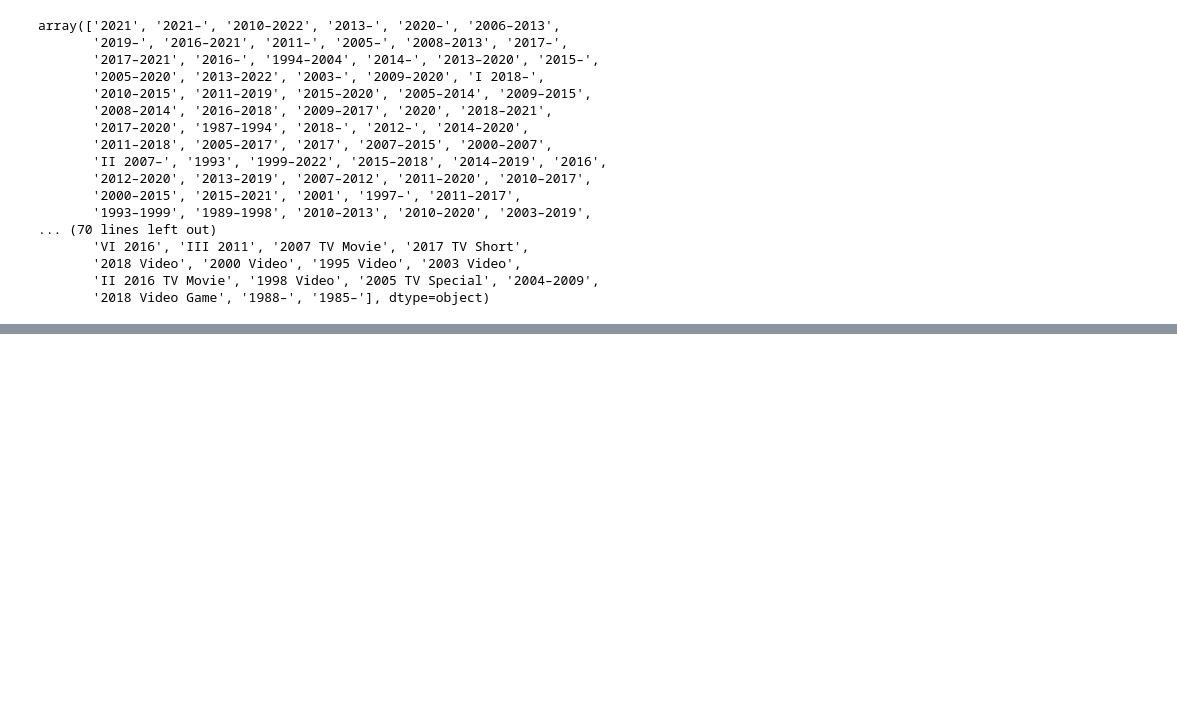
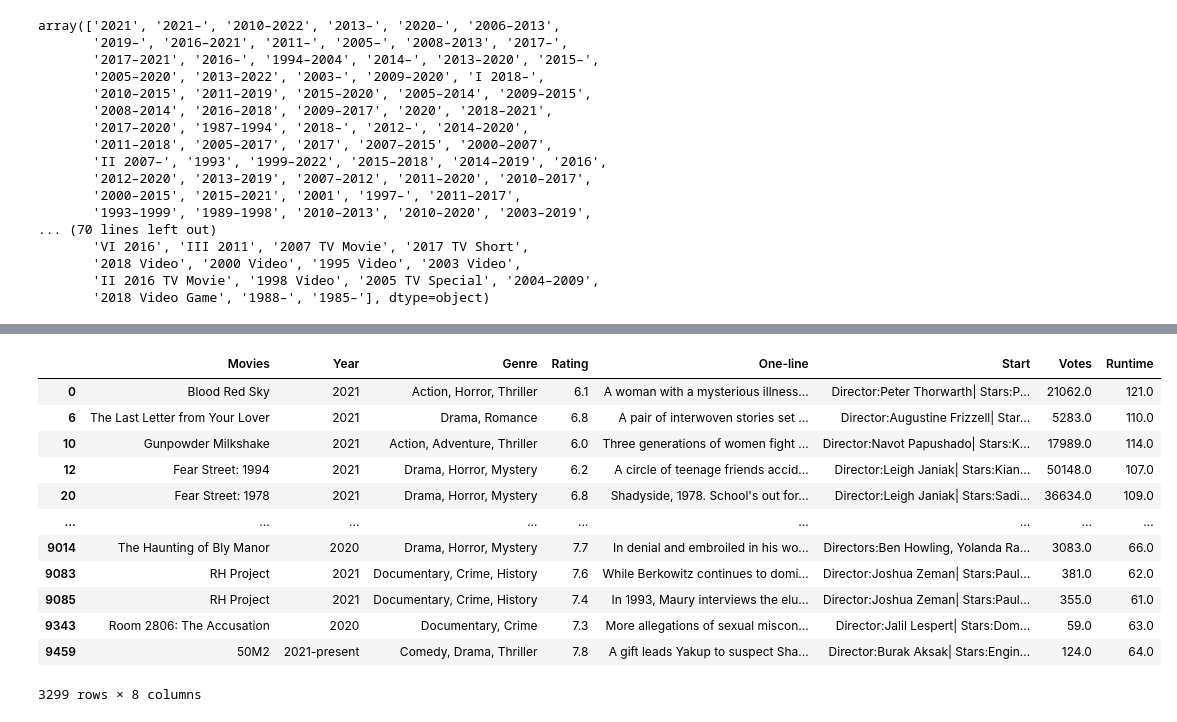
Before and after one commit to justinacgray/Data_Science, a Jupyter notebook: data_cleaning/movie_cleaning/movie.ipynb, the cells around one changed output, grey strips where cells are left out. Cells and saved outputs as stored; diff of their text form; code cells hidden in the pictures; blank space fills up the shorter version.

```diff
--- a/data_cleaning/movie_cleaning/movie.ipynb
+++ b/data_cleaning/movie_cleaning/movie.ipynb
@@ -263,0 +413,17 @@ array(['2021', '2021–', '2010–2022', '2013–', '2020–', '2006–2013',
+# %%
+movie_filter = movies_df['Runtime'] > 60
+movies_df[movie_filter]
+# %% [output]
+|  | Movies | Year | Genre | Rating | One-line | Start | Votes | Runtime |
+| 0 | Blood Red Sky | 2021 | Action, Horror, Thriller | 6.1 | A woman with a mysterious illness... | Director:Peter Thorwarth| Stars:P... | 21062.0 | 121.0 |
+| 6 | The Last Letter from Your Lover | 2021 | Drama, Romance | 6.8 | A pair of interwoven stories set ... | Director:Augustine Frizzell| Star... | 5283.0 | 110.0 |
+| 10 | Gunpowder Milkshake | 2021 | Action, Adventure, Thriller | 6.0 | Three generations of women fight ... | Director:Navot Papushado| Stars:K... | 17989.0 | 114.0 |
+| 12 | Fear Street: 1994 | 2021 | Drama, Horror, Mystery | 6.2 | A circle of teenage friends accid... | Director:Leigh Janiak| Stars:Kian... | 50148.0 | 107.0 |
+| 20 | Fear Street: 1978 | 2021 | Drama, Horror, Mystery | 6.8 | Shadyside, 1978. School's out for... | Director:Leigh Janiak| Stars:Sadi... | 36634.0 | 109.0 |
+| ... | ... | ... | ... | ... | ... | ... | ... | ... |
+| 9014 | The Haunting of Bly Manor | 2020 | Drama, Horror, Mystery | 7.7 | In denial and embroiled in his wo... | Directors:Ben Howling, Yolanda Ra... | 3083.0 | 66.0 |
+| 9083 | RH Project | 2021 | Documentary, Crime, History | 7.6 | While Berkowitz continues to domi... | Director:Joshua Zeman| Stars:Paul... | 381.0 | 62.0 |
+| 9085 | RH Project | 2021 | Documentary, Crime, History | 7.4 | In 1993, Maury interviews the elu... | Director:Joshua Zeman| Stars:Paul... | 355.0 | 61.0 |
+| 9343 | Room 2806: The Accusation | 2020 | Documentary, Crime | 7.3 | More allegations of sexual miscon... | Director:Jalil Lespert| Stars:Dom... | 59.0 | 63.0 |
+| 9459 | 50M2 | 2021-present | Comedy, Drama, Thriller | 7.8 | A gift leads Yakup to suspect Sha... | Director:Burak Aksak| Stars:Engin... | 124.0 | 64.0 |
+3299 rows × 8 columns
```
Also changed, not shown: parts of 15 cells of this notebook.
